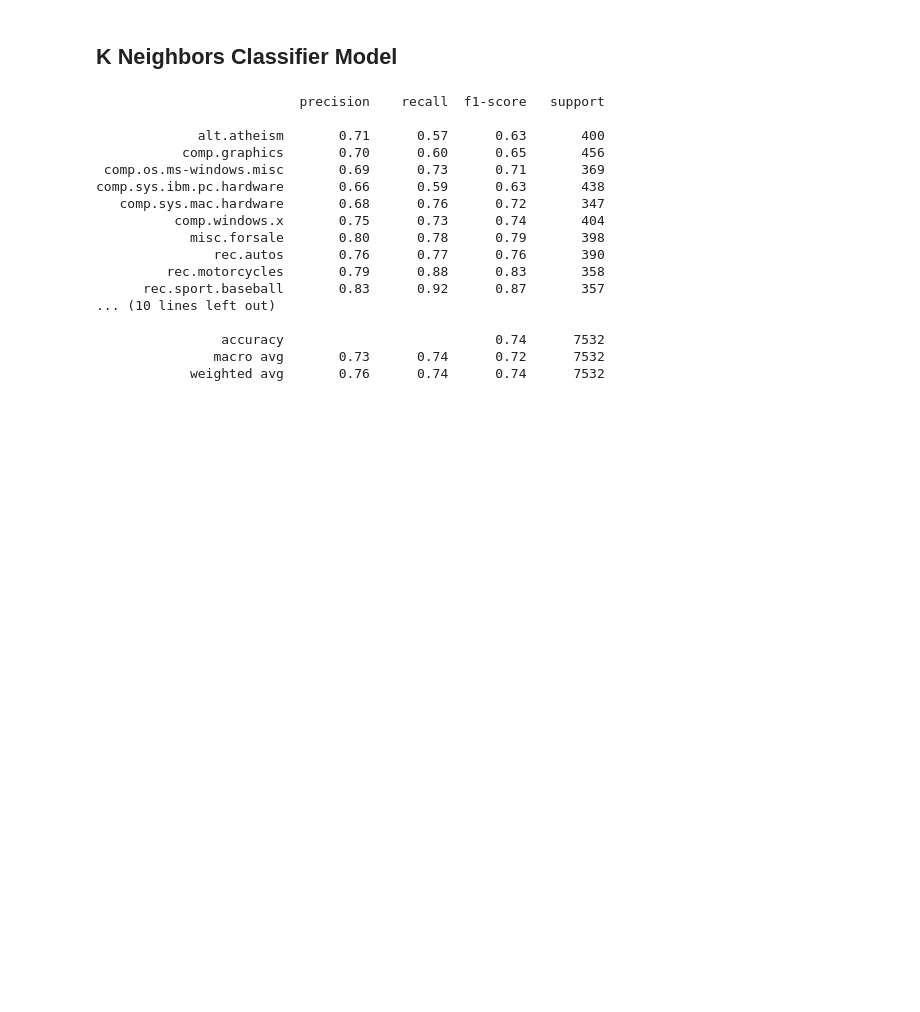
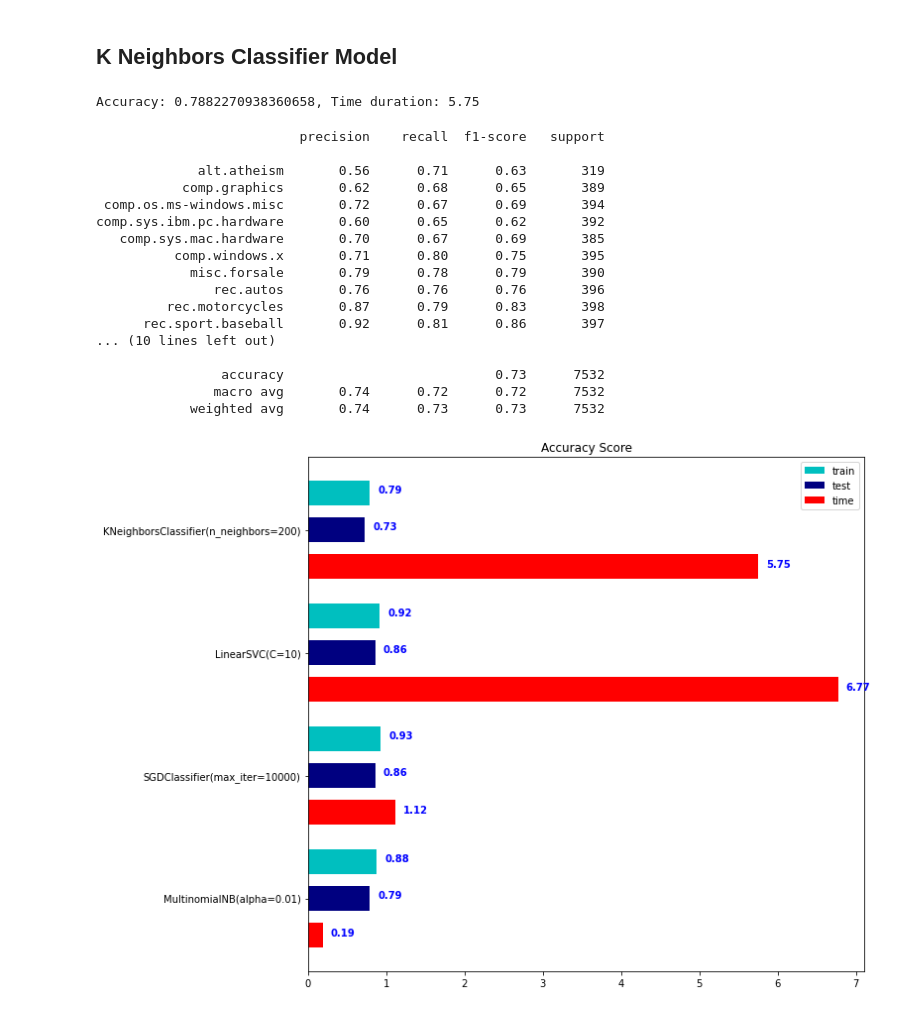
Before and after one commit to kurogo-nguyen/BTL-NLP, a Jupyter notebook: TF-IDF.ipynb, the cells around one changed output. Saved outputs shown, nothing was run; the diff lists cells and outputs as text; code cells hidden in the pictures; blank space fills up the shorter version.

```diff
--- a/TF-IDF.ipynb
+++ b/TF-IDF.ipynb
@@ -109,5 +146,10 @@ comp.sys.ibm.pc.hardware       0.73      0.75      0.74       383
 ## LinearSVC
 # %%
 SVC = LinearSVC(C=10)
+start = time.process_time()
 SVC.fit(vectors, train.target)
+# mid = time.process_time()
 pred_SVC = SVC.predict(vectors_test)
+end = time.process_time()
+times.append(end-start)
+print("Accuracy: " + str(acc_score(SVC)) + ", Time duration: " + str(end - start))
@@ -114,5 +158,6 @@ pred_SVC = SVC.predict(vectors_test)
 # %%
-print(classification_report(pred_SVC,test.target, target_names=test.target_names))
+report.append(classification_report(pred_SVC,test.target, output_dict=True))
+print(classification_report(test.target, pred_SVC, target_names=test.target_names))
 # %% [output]
                           precision    recall  f1-score   support
 
@@ -135,25 +180,62 @@ comp.sys.ibm.pc.hardware       0.72      0.70      0.71       403
 ## K Neighbors Classifier Model
 # %%
 KNN = KNeighborsClassifier(n_neighbors=200)
+start = time.process_time()
 KNN.fit(vectors, train.target)
+# mid = time.process_time()
 pred_KNN = KNN.predict(vectors_test)
+end = time.process_time()
+times.append(end-start)
+print("Accuracy: " + str(acc_score(KNN)) + ", Time duration: " + str(end - start))
+# %% [output]
+Accuracy: 0.7882270938360658, Time duration: 5.75
 # %%
-print(classification_report(pred_KNN,test.target, target_names=test.target_names))
+report.append(classification_report(pred_KNN,test.target, output_dict=True))
+print(classification_report(test.target, pred_KNN, target_names=test.target_names))
 # %% [output]
                           precision    recall  f1-score   support
 
-             alt.atheism       0.71      0.57      0.63       400
-           comp.graphics       0.70      0.60      0.65       456
- comp.os.ms-windows.misc       0.69      0.73      0.71       369
-comp.sys.ibm.pc.hardware       0.66      0.59      0.63       438
-   comp.sys.mac.hardware       0.68      0.76      0.72       347
-          comp.windows.x       0.75      0.73      0.74       404
-            misc.forsale       0.80      0.78      0.79       398
-               rec.autos       0.76      0.77      0.76       390
-         rec.motorcycles       0.79      0.88      0.83       358
-      rec.sport.baseball       0.83      0.92      0.87       357
+             alt.atheism       0.56      0.71      0.63       319
+           comp.graphics       0.62      0.68      0.65       389
+ comp.os.ms-windows.misc       0.72      0.67      0.69       394
+comp.sys.ibm.pc.hardware       0.60      0.65      0.62       392
+   comp.sys.mac.hardware       0.70      0.67      0.69       385
+          comp.windows.x       0.71      0.80      0.75       395
+            misc.forsale       0.79      0.78      0.79       390
+               rec.autos       0.76      0.76      0.76       396
+         rec.motorcycles       0.87      0.79      0.83       398
+      rec.sport.baseball       0.92      0.81      0.86       397
 ... (10 lines left out)
 
-                accuracy                           0.74      7532
-               macro avg       0.73      0.74      0.72      7532
-            weighted avg       0.76      0.74      0.74      7532
+                accuracy                           0.73      7532
+               macro avg       0.74      0.72      0.72      7532
+            weighted avg       0.74      0.73      0.73      7532
+# %%
+indices = np.arange(len(accuracy))
+train_scores = np.around(list(accuracy.values()),2)
+times = np.around(times,2)
+test_scores = np.around([report[i]['accuracy'] for i in range(len(report))],2)
+
+plt.figure(figsize=(12, 8))
+plt.title("Accuracy Score")
+
+plt.barh(indices + .3, train_scores, .2, label="train",color='c')
+plt.barh(indices, test_scores, .2, label="test", color='navy')
+plt.barh(indices - .3, times, .2, label="time", color='red')
+
+plt.yticks(indices, list(accuracy.keys()))
+plt.legend(loc='upper right')
+plt.subplots_adjust(left=.25)
+plt.subplots_adjust(top=0.95)
+plt.subplots_adjust(bottom=.05)
+
+for i, v in enumerate(test_scores):
+    plt.text(v+.1, i, str(v), color='blue', fontweight='bold')
+for i, v in enumerate(train_scores):
+    plt.text(v+.1, i+.3, str(v), color='blue', fontweight='bold')
+for i, v in enumerate(times):
+    plt.text(v+.1, i-.3, str(v), color='blue', fontweight='bold')
+
+plt.show()
+# %% [output]
+[figure, added]
```
Also changed, not shown: parts of 12 cells of this notebook.
